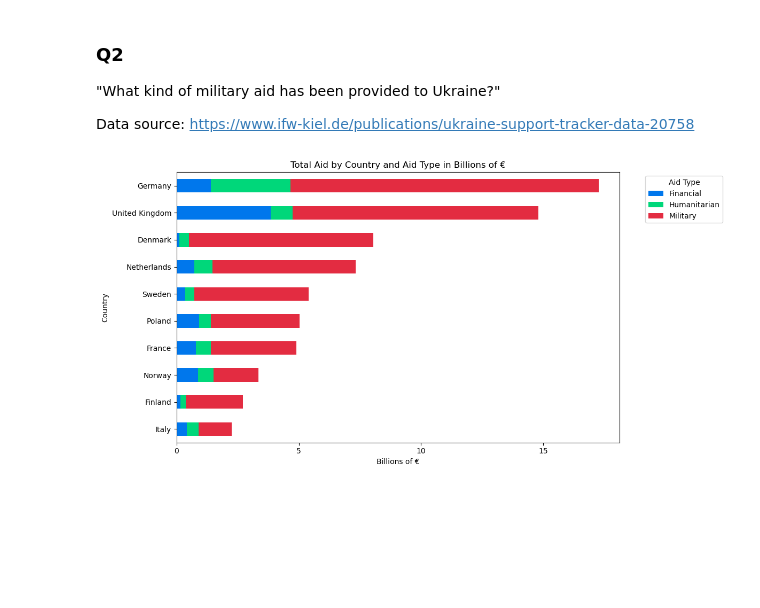
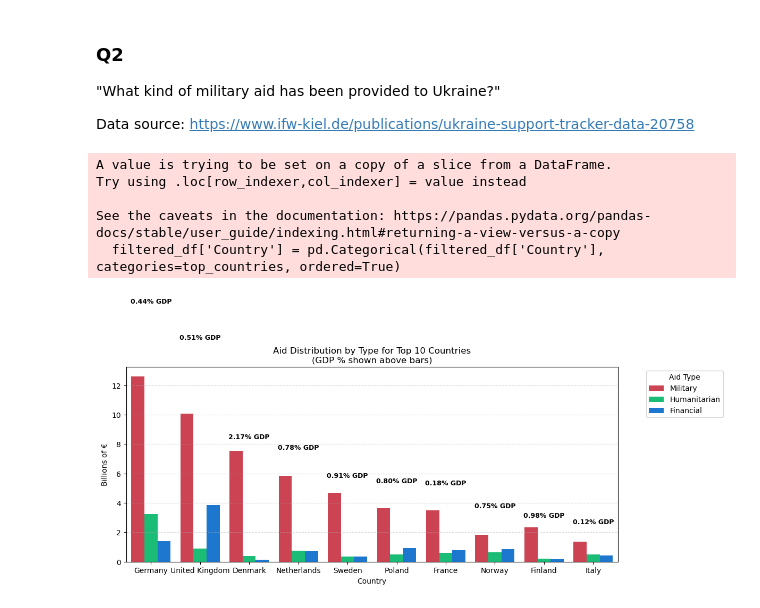
Before and after one commit to 15Max/InfoRetrieval, a Jupyter notebook: Q2/Q2.ipynb, the cells around one changed output. Cells and saved outputs as stored; diff of their text form; code cells hidden in the pictures; blank space fills up the shorter version.

```diff
--- a/Q2/Q2.ipynb
+++ b/Q2/Q2.ipynb
@@ -40,44 +41,48 @@ df = df[df['Geographic Europe'] == 1]
 df = df[df['Country'] != 'EU (Commission and Council)']
 # %%
 
+# Melt and clean again
 alloc_df = pd.DataFrame(df)
-
-# Melt the DataFrame into long format
-long_df = alloc_df.melt(id_vars= ['Country', 'Total bilateral allocations4'],
-                        value_vars=['Financial allocations', 'Humanitarian allocations', 'Military allocations'],
+long_df = alloc_df.melt(id_vars=['Country', 'Total bilateral allocations4'],
+                        value_vars=['Military allocations', 'Humanitarian allocations','Financial allocations'],
                         var_name='aid_type_general',
                         value_name='allocation_value')
-
-# Clean aid_type_general for better labeling
 long_df['aid_type_general'] = long_df['aid_type_general'].str.replace(' allocations', '')
 
-# Group and pivot for plotting
-grouped = long_df.groupby(['Country', 'aid_type_general'])['allocation_value'].sum().reset_index()
-pivot_df = grouped.pivot(index='Country', columns='aid_type_general', values='allocation_value').fillna(0)
+# Compute total aid per country and get top 10
+total_by_country = long_df.groupby('Country')['allocation_value'].sum().sort_values(ascending=False)
+top_countries = total_by_country.head(10).index
+filtered_df = long_df[long_df['Country'].isin(top_countries)]
 
-# Compute total and sort
-pivot_df['Total'] = pivot_df.sum(axis=1)
-pivot_df_sorted = pivot_df.sort_values('Total', ascending=True).drop(columns='Total')
+# Set country order
+filtered_df['Country'] = pd.Categorical(filtered_df['Country'], categories=top_countries, ordered=True)
 
-pivot_df_sorted = pivot_df_sorted.tail(10)
+# Use "Total bilateral allocations4" as GDP % column
+gdp_percent_map = df.set_index('Country')['Total bilateral allocations4'].to_dict()
+total_aid = filtered_df.groupby('Country')['allocation_value'].sum().reindex(top_countries)
 
-# Use the user's custom color mapping
-custom_colors = {
-    'Military': '#E32C41',       # Red
-    'Humanitarian': '#00d77a',   # Green
-    'Financial': '#0077ec',      # Blue
-}
-colors = [custom_colors.get(aid_type, '#BBBBBB') for aid_type in pivot_df_sorted.columns]
+# Plot with GDP % annotations
+plt.figure(figsize=(12, 6))
+ax = sns.barplot(data=filtered_df, x='Country', y='allocation_value', hue='aid_type_general',
+                 palette=custom_colors)
 
-# Plot
-ax = pivot_df_sorted.plot(kind='barh', stacked=True, figsize=(10, 6), color=colors)
-plt.xlabel('Billions of €')
-plt.ylabel('Country')
-plt.title('Total Aid by Country and Aid Type in Billions of €')
-plt.xticks(ticks=np.arange(0, 20, 5))  # Custom x-ticks
-plt.grid(False)  # Remove vertical lines
+for i, country in enumerate(top_countries):
+    gdp_value = gdp_percent_map.get(country, np.nan)
+    if not np.isnan(gdp_value):
+        total_height = total_aid[country]
+        ax.text(i, total_height + 0.2, f"{gdp_value:.2f}% GDP", ha='center', va='bottom', fontsize=9, fontweight='bold')
+
+plt.ylabel('Billions of €')
+plt.xlabel('Country')
+plt.title('Aid Distribution by Type for Top 10 Countries\n(GDP % shown above bars)')
+plt.legend(title='Aid Type', bbox_to_anchor=(1.05, 1), loc='upper left')
 plt.tight_layout()
-plt.legend(title='Aid Type', bbox_to_anchor=(1.05, 1), loc='upper left')
+plt.grid(axis='y', linestyle='--', alpha=0.5)
 plt.show()
 # %% [output]
+A value is trying to be set on a copy of a slice from a DataFrame.
+Try using .loc[row_indexer,col_indexer] = value instead
+
+See the caveats in the documentation: https://pandas.pydata.org/pandas-docs/stable/user_guide/indexing.html#returning-a-view-versus-a-copy
+  filtered_df['Country'] = pd.Categorical(filtered_df['Country'], categories=top_countries, ordered=True)
-[figure, old version]
+[figure, new version]
```
Also changed, not shown: parts of 2 cells of this notebook.
